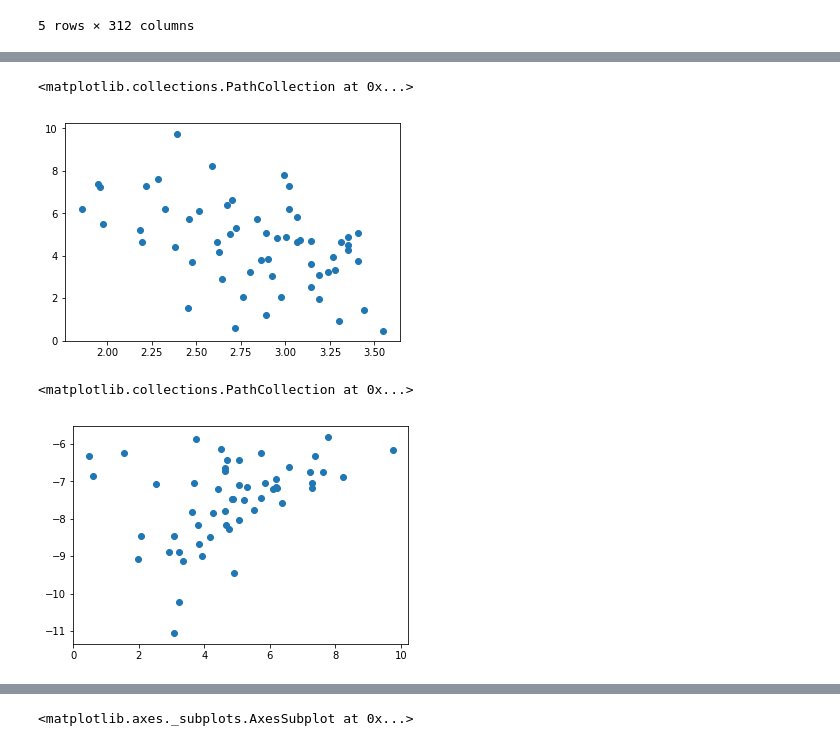
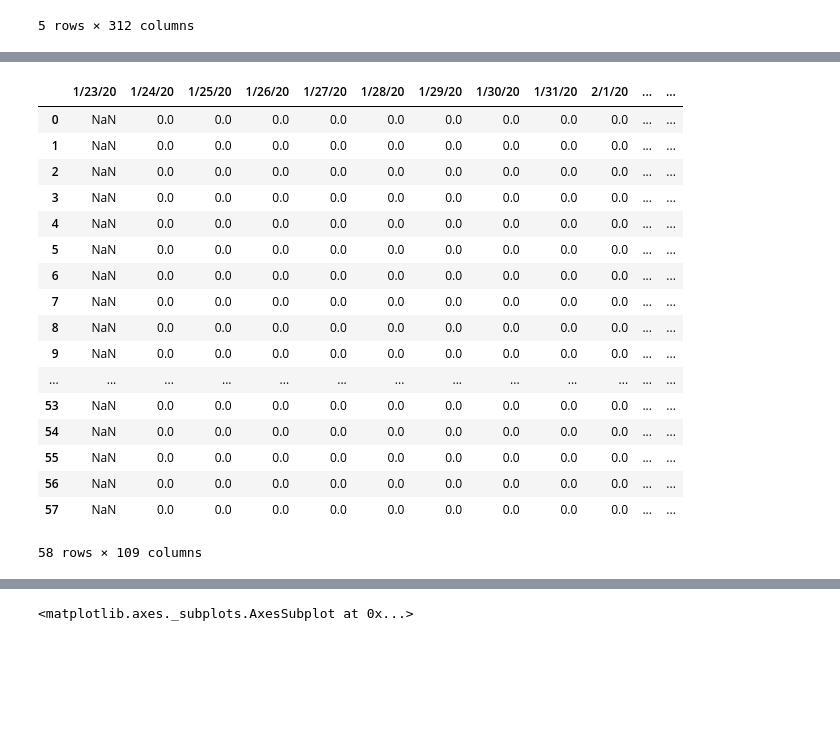
Before and after one commit to AndyFlury13/covid19-final-project, a Jupyter notebook: final_proj/victor.ipynb, the cells around one changed output, grey strips where cells are left out. Drawn from its saved outputs; the diff is of its cells as text; code cells hidden in the pictures; blank space fills up the shorter version.

```diff
--- a/final_proj/victor.ipynb
+++ b/final_proj/victor.ipynb
@@ -67,14 +67,17 @@ county_cases_deaths.head()
 | 4 | 4 | 1009 | 1.0 | 9.0 | Blount | AL | Alabama | 33.990440 | -86.562711 | ... |
 5 rows × 312 columns
 # %%
-california_counties = county[county['State'] == 'California']
+def create_state_cases_with_county_data(state):
+    state_counties = county[county['State'] == state]
+    state_cases = cases[cases['Province_State'] == state]
+    state_cases = state_counties.merge(state_cases, right_on='FIPS', left_on='FIPS', how='right', validate='one_to_many')
+    return state_cases[~state_cases['County_x'].isna()]
 
-#merge county data with cases
-california_cases = cases[cases['Province_State'] == 'California']
-california_cases = california_counties.merge(california_cases, right_on='FIPS', left_on='FIPS', how='right', validate='one_to_many')
+def create_state_deaths_with_county_data(state):
+    state_counties = county[county['State'] == state]
+    state_deaths = deaths[deaths['Province_State'] == state]
+    state_deaths = state_counties.merge(state_deaths, right_on='FIPS', left_on='FIPS', how='right', validate='one_to_many')
+    return state_deaths[~state_deaths['County_x'].isna()]
 
-#merge county data with deaths
-california_deaths = deaths[deaths['Province_State'] == 'California']
-california_deaths = california_counties.merge(california_deaths, right_on='FIPS', left_on='FIPS', how='right', validate='one_to_many')
-
-california_cases.head()
+california_cases = create_state_cases_with_county_data('California')
+california_deaths = create_state_deaths_with_county_data('California')
@@ -173,11 +84,24 @@ plt.scatter(np.log(california_cases['Poverty Num All Ages 2018']),
-# %%
-plt.scatter(np.log(california_cases['% Children in Poverty']),
-           np.log(california_cases['PopulationDensityperSqMile2010']))
-# %% [output]
-<matplotlib.collections.PathCollection at 0x...>
-[figure, removed]
-# %%
-plt.scatter(np.log(california_cases['PopulationDensityperSqMile2010']), np.log(california_cases['5/8/20']/california_cases['PopulationEstimate2018']))
-# %% [output]
-<matplotlib.collections.PathCollection at 0x...>
-[figure, removed]
+# %%
+california_cases_days = california_cases[california_cases.columns[-109:]]
+# california_cases_days['peak cases'] = california_cases_days.max(axis=1)
+# california_cases_days['peak infection rate'] =
+california_cases_days.diff(axis=1)
+# %% [output]
+|  | 1/23/20 | 1/24/20 | 1/25/20 | 1/26/20 | 1/27/20 | 1/28/20 | 1/29/20 | 1/30/20 | 1/31/20 | 2/1/20 | ... | ... |
+| 0 | NaN | 0.0 | 0.0 | 0.0 | 0.0 | 0.0 | 0.0 | 0.0 | 0.0 | 0.0 | ... | ... |
+| 1 | NaN | 0.0 | 0.0 | 0.0 | 0.0 | 0.0 | 0.0 | 0.0 | 0.0 | 0.0 | ... | ... |
+| 2 | NaN | 0.0 | 0.0 | 0.0 | 0.0 | 0.0 | 0.0 | 0.0 | 0.0 | 0.0 | ... | ... |
+| 3 | NaN | 0.0 | 0.0 | 0.0 | 0.0 | 0.0 | 0.0 | 0.0 | 0.0 | 0.0 | ... | ... |
+| 4 | NaN | 0.0 | 0.0 | 0.0 | 0.0 | 0.0 | 0.0 | 0.0 | 0.0 | 0.0 | ... | ... |
+| 5 | NaN | 0.0 | 0.0 | 0.0 | 0.0 | 0.0 | 0.0 | 0.0 | 0.0 | 0.0 | ... | ... |
+| 6 | NaN | 0.0 | 0.0 | 0.0 | 0.0 | 0.0 | 0.0 | 0.0 | 0.0 | 0.0 | ... | ... |
+| 7 | NaN | 0.0 | 0.0 | 0.0 | 0.0 | 0.0 | 0.0 | 0.0 | 0.0 | 0.0 | ... | ... |
+| 8 | NaN | 0.0 | 0.0 | 0.0 | 0.0 | 0.0 | 0.0 | 0.0 | 0.0 | 0.0 | ... | ... |
+| 9 | NaN | 0.0 | 0.0 | 0.0 | 0.0 | 0.0 | 0.0 | 0.0 | 0.0 | 0.0 | ... | ... |
+| ... | ... | ... | ... | ... | ... | ... | ... | ... | ... | ... | ... | ... |
+| 53 | NaN | 0.0 | 0.0 | 0.0 | 0.0 | 0.0 | 0.0 | 0.0 | 0.0 | 0.0 | ... | ... |
+| 54 | NaN | 0.0 | 0.0 | 0.0 | 0.0 | 0.0 | 0.0 | 0.0 | 0.0 | 0.0 | ... | ... |
+| 55 | NaN | 0.0 | 0.0 | 0.0 | 0.0 | 0.0 | 0.0 | 0.0 | 0.0 | 0.0 | ... | ... |
+| 56 | NaN | 0.0 | 0.0 | 0.0 | 0.0 | 0.0 | 0.0 | 0.0 | 0.0 | 0.0 | ... | ... |
+| 57 | NaN | 0.0 | 0.0 | 0.0 | 0.0 | 0.0 | 0.0 | 0.0 | 0.0 | 0.0 | ... | ... |
+58 rows × 109 columns
```
Also changed, not shown: parts of 11 cells of this notebook, 1 other file.
